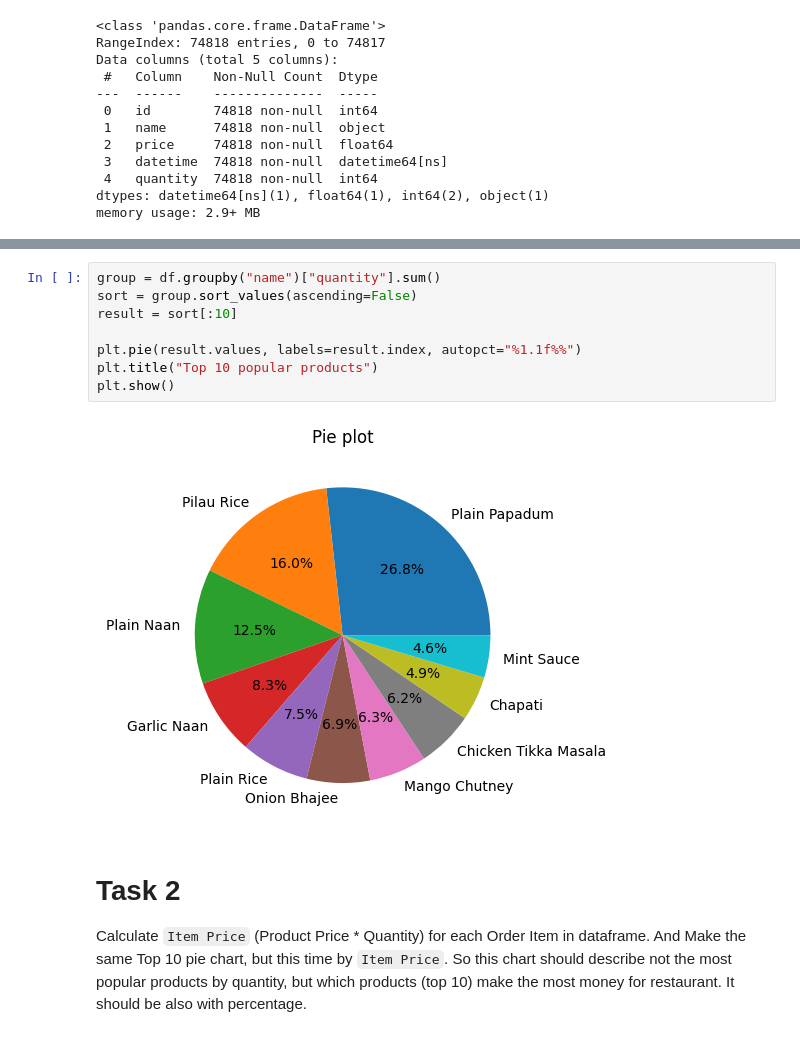
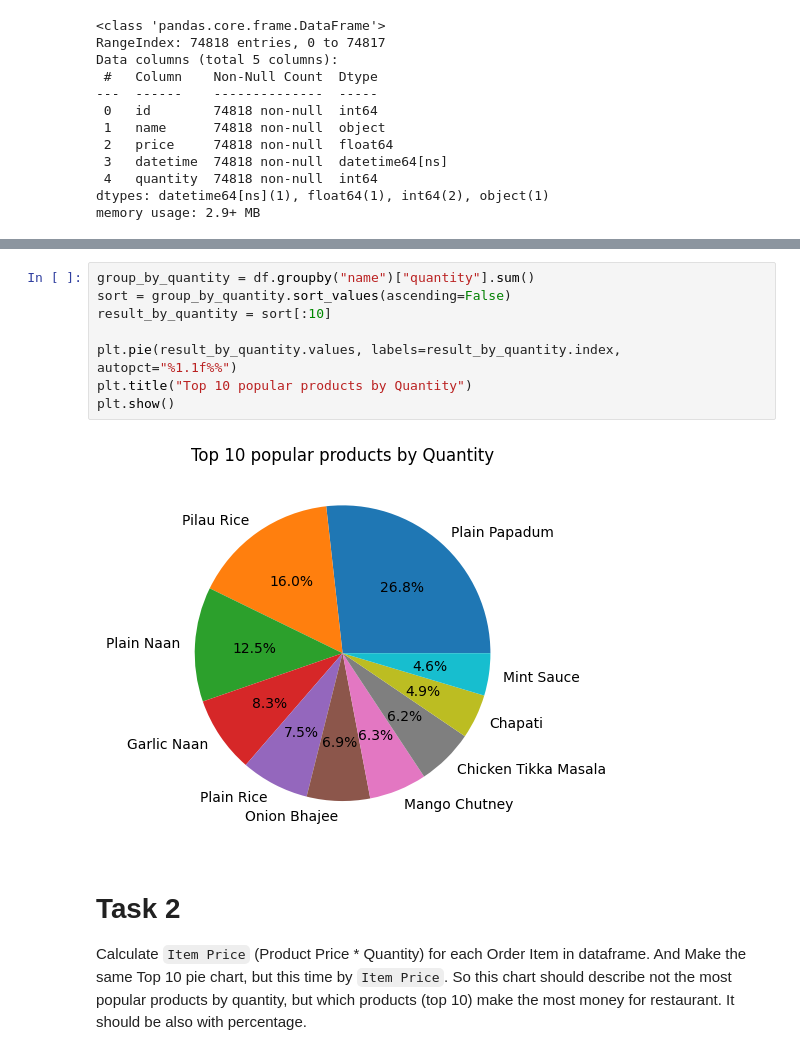
Before and after one commit to mate-academy/py-restaurant-data-analysis, a Jupyter notebook: app/main.ipynb, the cells around one changed output, grey strips where cells are left out. Drawn from its saved outputs; the diff is of its cells as text.

```diff
--- a/app/main.ipynb
+++ b/app/main.ipynb
@@ -50,15 +50,15 @@ Example:
 
 ![pie chart](../demo/pie.png)
 # %%
-group = df.groupby("name")["quantity"].sum()
-sort = group.sort_values(ascending=False)
-result = sort[:10]
+group_by_quantity = df.groupby("name")["quantity"].sum()
+sort = group_by_quantity.sort_values(ascending=False)
+result_by_quantity = sort[:10]
 
-plt.pie(result.values, labels=result.index, autopct="%1.1f%%")
-plt.title("Top 10 popular products")
+plt.pie(result_by_quantity.values, labels=result_by_quantity.index, autopct="%1.1f%%")
+plt.title("Top 10 popular products by Quantity")
 plt.show()
 # %% [output]
-[figure, old version]
+[figure, new version]
 # %% [markdown]
 # Task 2
 Calculate `Item Price` (Product Price * Quantity) for each Order Item in dataframe.
```
Also changed, not shown: parts of 4 cells of this notebook.
